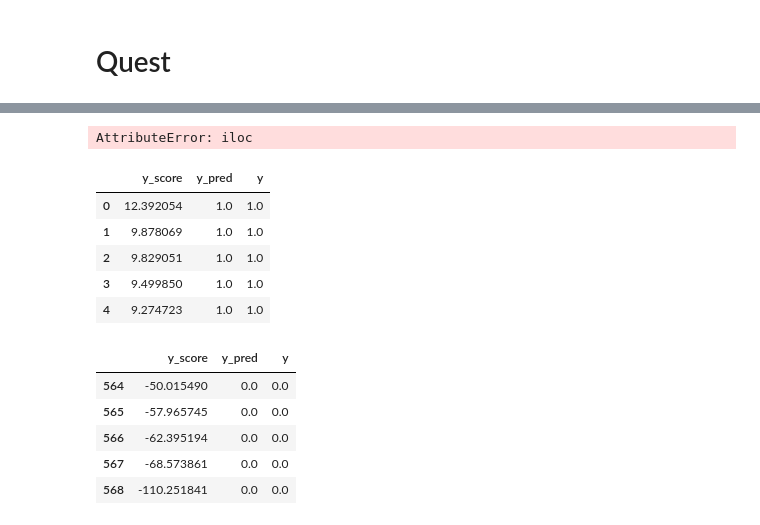
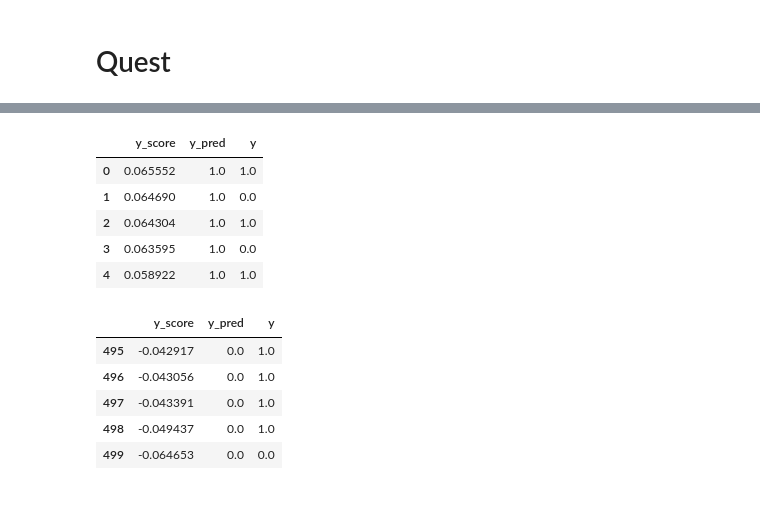
Before and after one commit to g1e222/Jiwon_GH_Quest, a Jupyter notebook: Jiwon_Quest9.ipynb, the cells around one changed output, grey strips where cells are left out. Cells and saved outputs as stored; diff of their text form; code cells hidden in the pictures.

```diff
--- a/Jiwon_Quest9.ipynb
+++ b/Jiwon_Quest9.ipynb
@@ -81,31 +21,27 @@ Name: (mean radius,), Length: 569, dtype: float64
-# %%
-from sklearn.datasets import load_breast_cancer
-data = load_breast_cancer()
-X = data.iloc[:,0]
-y = data.iloc[:,1]
-# %% [output]
-AttributeError: iloc
 # %%
-model =  LogisticRegression().fit(X,y)
-y_pred = model.predict(X)
-y_score = model.decision_function(X)  # decision_function(): 판별함수 값 계산
+X_radius = X[:, 0].reshape(-1,1)
+y = (y==0).astype(np.int)
+
+model = LogisticRegression().fit(X_radius,y)
+y_pred = model.predict(X_radius)
+y_score = model.decision_function(X_radius)  # decision_function(): 판별함수 값 계산
 # f_value(계산된 판별함수 값)가 양수이면 y=1, 음수이면 y=0으로 분류
 
 # 데이터프레임 형태로 확인해 보자
 df = pd.DataFrame(np.vstack([y_score, y_pred, y]).T,
                   columns=["y_score", "y_pred", "y"])
 df = df.sort_values("y_score", ascending=False).reset_index(drop=True)
 display(df.head(), df.tail())
 # %% [output]
 |  | y_score | y_pred | y |
-| 0 | 12.392054 | 1.0 | 1.0 |
-| 1 | 9.878069 | 1.0 | 1.0 |
-| 2 | 9.829051 | 1.0 | 1.0 |
-| 3 | 9.499850 | 1.0 | 1.0 |
-| 4 | 9.274723 | 1.0 | 1.0 |
+| 0 | 0.065552 | 1.0 | 1.0 |
+| 1 | 0.064690 | 1.0 | 0.0 |
+| 2 | 0.064304 | 1.0 | 1.0 |
+| 3 | 0.063595 | 1.0 | 0.0 |
+| 4 | 0.058922 | 1.0 | 1.0 |
 |  | y_score | y_pred | y |
-| 564 | -50.015490 | 0.0 | 0.0 |
-| 565 | -57.965745 | 0.0 | 0.0 |
-| 566 | -62.395194 | 0.0 | 0.0 |
-| 567 | -68.573861 | 0.0 | 0.0 |
-| 568 | -110.251841 | 0.0 | 0.0 |
+| 495 | -0.042917 | 0.0 | 1.0 |
+| 496 | -0.043056 | 0.0 | 1.0 |
+| 497 | -0.043391 | 0.0 | 1.0 |
+| 498 | -0.049437 | 0.0 | 1.0 |
+| 499 | -0.064653 | 0.0 | 0.0 |
```
Also changed, not shown: parts of 19 cells of this notebook, 1 other file.
